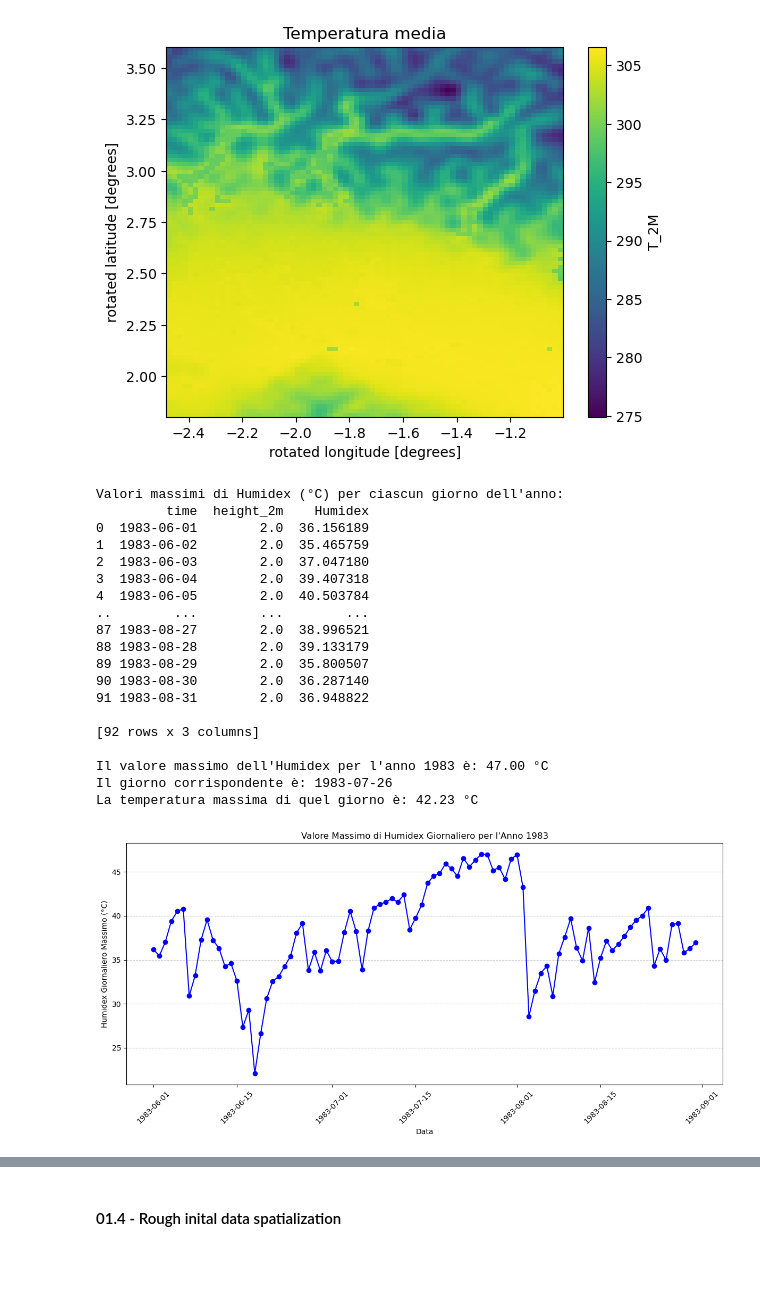
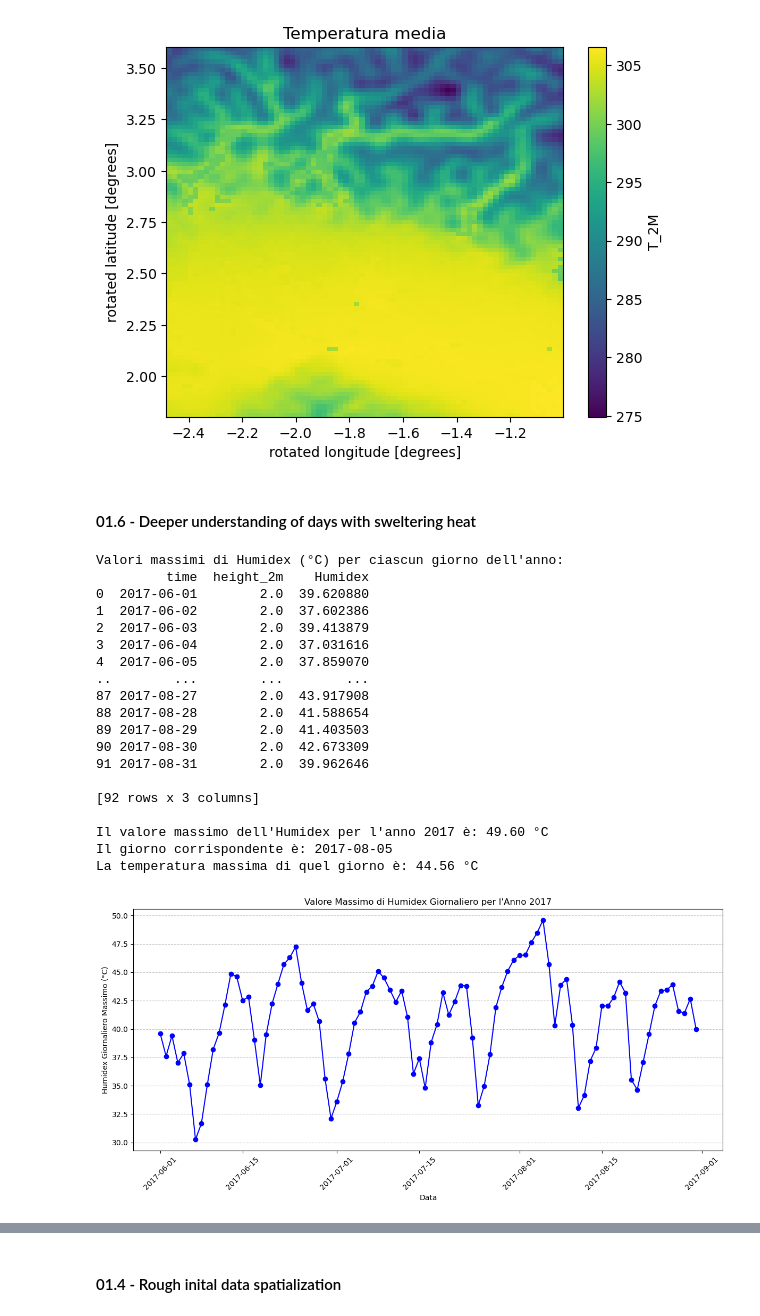
Before and after one commit to fillobissi/geoinformatics_project, a Jupyter notebook: 01_Data_exploration.ipynb, the cells around one changed output, grey strips where cells are left out. Drawn from its saved outputs; the diff is of its cells as text; code cells hidden in the pictures; blank space fills up the shorter version.

```diff
--- a/01_Data_exploration.ipynb
+++ b/01_Data_exploration.ipynb
@@ -190,13 +192,15 @@ plt.title("Temperatura media")
 plt.show()
 # %% [output]
 [figure]
+# %% [markdown]
+#### 01.6 - Deeper understanding of days with sweltering heat
 # %%
 import numpy as np
 import matplotlib.pyplot as plt
 import pandas as pd
 
 # Filtra entrambi i dataset per un anno specifico, ad esempio 2002
-year = 1983
+year = 2017
 temperature_ds = dataset2['T_2M'].sel(time=dataset2['T_2M'].time.dt.year == year)  # In Kelvin
 dew_point_ds = dataset1['TD_2M'].sel(time=dataset1['TD_2M'].time.dt.year == year)  # In Kelvin
 
@@ -224,44 +228,44 @@ humidex_daily_max_df = humidex_daily_max_celsius.to_dataframe(name='Humidex').re
 max_humidex_value = humidex_daily_max_celsius.max()
 max_humidex_day = humidex_daily_max_celsius.time.where(humidex_daily_max_celsius == max_humidex_value, drop=True).values[0]
 
 # Recupera la temperatura massima di quel giorno
 temperature_max_day = temperature_ds.sel(time=max_humidex_day, method='nearest').max(dim=['rlat', 'rlon']) - 273.15  # Converti in gradi Celsius
 
 # Stampa i risultati
 print("Valori massimi di Humidex (°C) per ciascun giorno dell'anno:")
 print(humidex_daily_max_df)
 print(f"\nIl valore massimo dell'Humidex per l'anno {year} è: {max_humidex_value.values:.2f} °C")
 print(f"Il giorno corrispondente è: {np.datetime_as_string(max_humidex_day, unit='D')}")
 print(f"La temperatura massima di quel giorno è: {temperature_max_day.values:.2f} °C")
 
 # Crea un grafico a linee per visualizzare i valori massimi di Humidex giornalieri
 plt.figure(figsize=(12, 6))
 plt.plot(humidex_daily_max_df['time'], humidex_daily_max_df['Humidex'], linestyle='-', color='b', marker='o')
 plt.xlabel("Data")
 plt.ylabel("Humidex Giornaliero Massimo (°C)")
 plt.title(f"Valore Massimo di Humidex Giornaliero per l'Anno {year}")
 plt.grid(axis='y', linestyle='--', alpha=0.7)
 plt.xticks(rotation=45)  # Ruota le etichette degli anni sull'asse x per renderle più leggibili
 plt.tight_layout()
 plt.show()
 # %% [output]
 Valori massimi di Humidex (°C) per ciascun giorno dell'anno:
          time  height_2m    Humidex
-0  1983-06-01        2.0  36.156189
-1  1983-06-02        2.0  35.465759
-2  1983-06-03        2.0  37.047180
-3  1983-06-04        2.0  39.407318
-4  1983-06-05        2.0  40.503784
+0  2017-06-01        2.0  39.620880
+1  2017-06-02        2.0  37.602386
+2  2017-06-03        2.0  39.413879
+3  2017-06-04        2.0  37.031616
+4  2017-06-05        2.0  37.859070
 ..        ...        ...        ...
-87 1983-08-27        2.0  38.996521
-88 1983-08-28        2.0  39.133179
-89 1983-08-29        2.0  35.800507
-90 1983-08-30        2.0  36.287140
-91 1983-08-31        2.0  36.948822
+87 2017-08-27        2.0  43.917908
+88 2017-08-28        2.0  41.588654
+89 2017-08-29        2.0  41.403503
+90 2017-08-30        2.0  42.673309
+91 2017-08-31        2.0  39.962646
 
 [92 rows x 3 columns]
 
-Il valore massimo dell'Humidex per l'anno 1983 è: 47.00 °C
-Il giorno corrispondente è: 1983-07-26
-La temperatura massima di quel giorno è: 42.23 °C
+Il valore massimo dell'Humidex per l'anno 2017 è: 49.60 °C
+Il giorno corrispondente è: 2017-08-05
+La temperatura massima di quel giorno è: 44.56 °C
-[figure, old version]
+[figure, new version]
```
Also changed, not shown: parts of 5 cells of this notebook.
